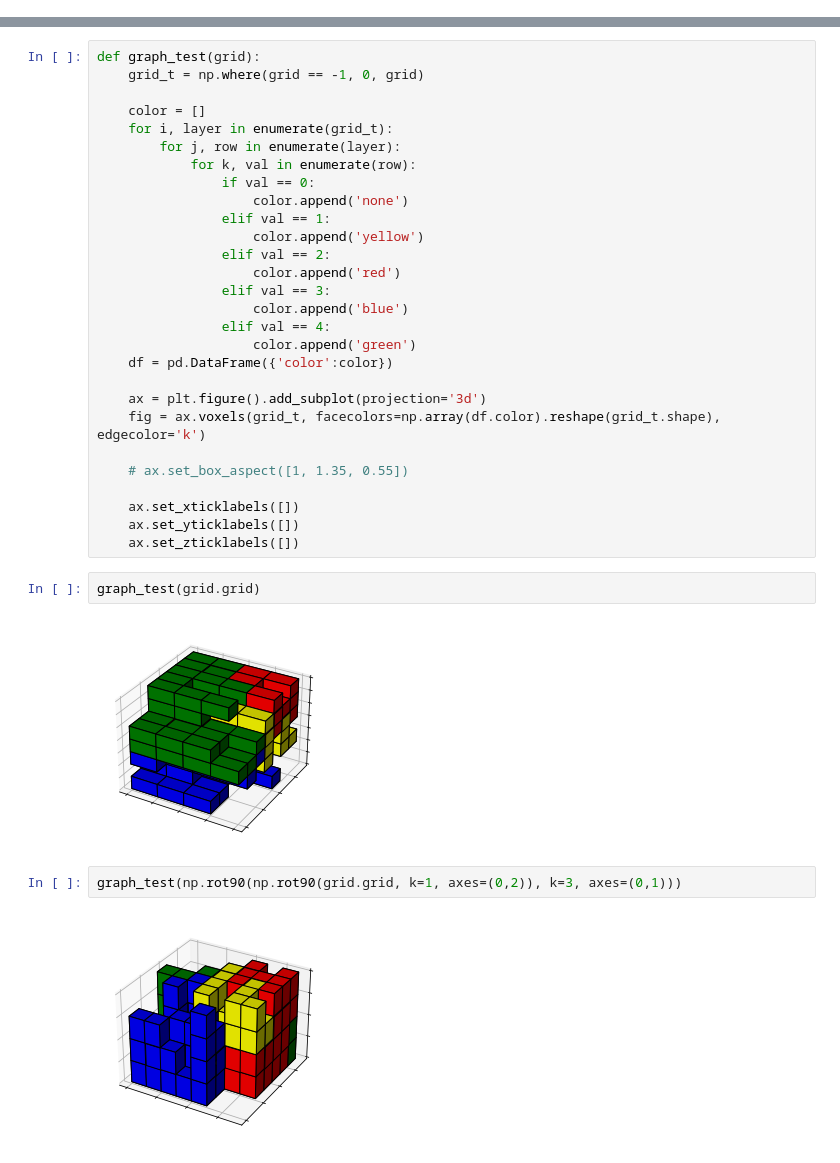
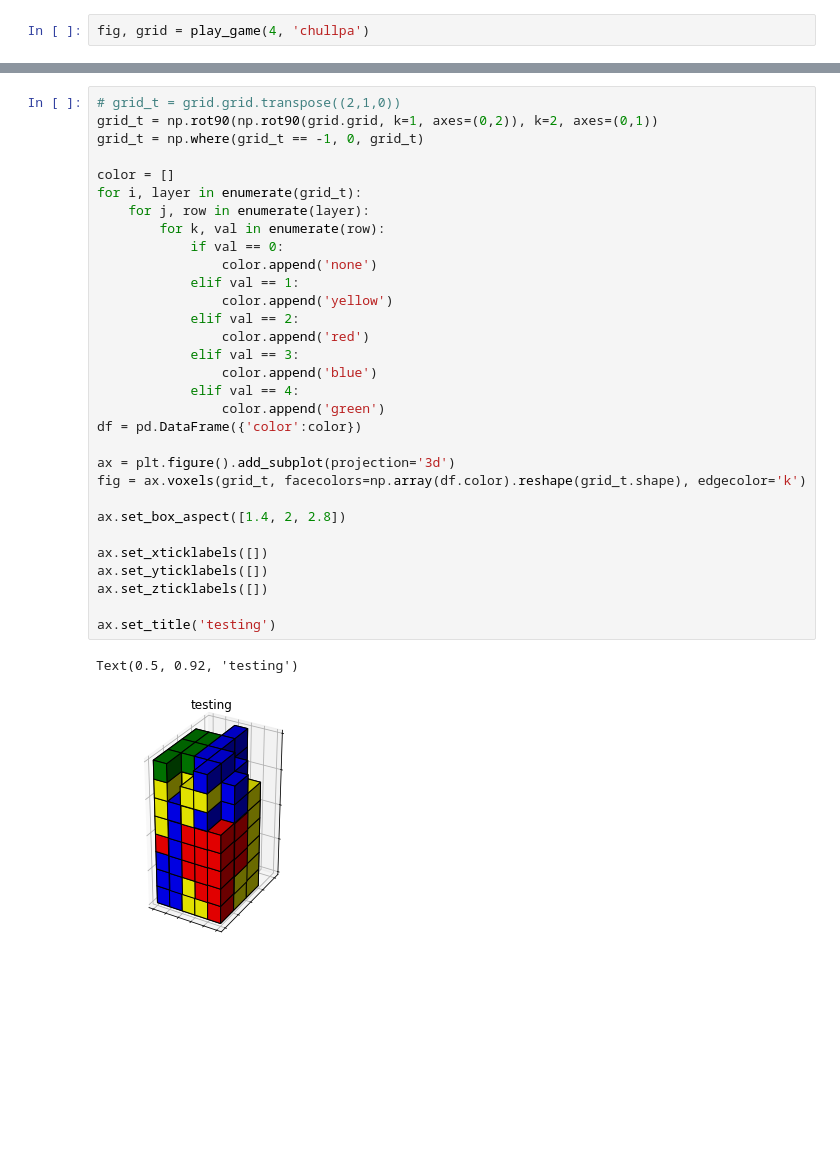
Before and after one commit to shawnriemer/Rumis-Bot, a Jupyter notebook: Rumis-Bot.ipynb, the cells around one changed output, grey strips where cells are left out. Cells and saved outputs as stored; diff of their text form; blank space fills up the shorter version.

```diff
--- a/Rumis-Bot.ipynb
+++ b/Rumis-Bot.ipynb
@@ -337,0 +332,2 @@ grid = play_game(4, 'pisac')
+# %%
+fig, grid = play_game(4, 'chullpa')
@@ -396,36 +504,34 @@ stop weird flipping
 # %%
-def graph_test(grid):
-    grid_t = np.where(grid == -1, 0, grid)
+# grid_t = grid.grid.transpose((2,1,0))
+grid_t = np.rot90(np.rot90(grid.grid, k=1, axes=(0,2)), k=2, axes=(0,1))
+grid_t = np.where(grid_t == -1, 0, grid_t)
 
-    color = []
-    for i, layer in enumerate(grid_t):
-        for j, row in enumerate(layer):
-            for k, val in enumerate(row):
-                if val == 0:
-                    color.append('none')
-                elif val == 1:
-                    color.append('yellow')
-                elif val == 2:
-                    color.append('red')
-                elif val == 3:
-                    color.append('blue')
-                elif val == 4:
-                    color.append('green')
-    df = pd.DataFrame({'color':color})
+color = []
+for i, layer in enumerate(grid_t):
+    for j, row in enumerate(layer):
+        for k, val in enumerate(row):
+            if val == 0:
+                color.append('none')
+            elif val == 1:
+                color.append('yellow')
+            elif val == 2:
+                color.append('red')
+            elif val == 3:
+                color.append('blue')
+            elif val == 4:
+                color.append('green')
+df = pd.DataFrame({'color':color})
 
-    ax = plt.figure().add_subplot(projection='3d')
-    fig = ax.voxels(grid_t, facecolors=np.array(df.color).reshape(grid_t.shape), edgecolor='k')
+ax = plt.figure().add_subplot(projection='3d')
+fig = ax.voxels(grid_t, facecolors=np.array(df.color).reshape(grid_t.shape), edgecolor='k')
 
-    # ax.set_box_aspect([1, 1.35, 0.55])
+ax.set_box_aspect([1.4, 2, 2.8])
 
-    ax.set_xticklabels([])
-    ax.set_yticklabels([])
-    ax.set_zticklabels([])
+ax.set_xticklabels([])
+ax.set_yticklabels([])
+ax.set_zticklabels([])
+
+ax.set_title('testing')
+# %% [output]
+Text(0.5, 0.92, 'testing')
+[figure, added]
-# %%
-graph_test(grid.grid)
-# %% [output]
-[figure, removed]
-# %%
-graph_test(np.rot90(np.rot90(grid.grid, k=1, axes=(0,2)), k=3, axes=(0,1)))
-# %% [output]
-[figure, removed]
```
Also changed, not shown: parts of 17 cells of this notebook, 8 other files.
